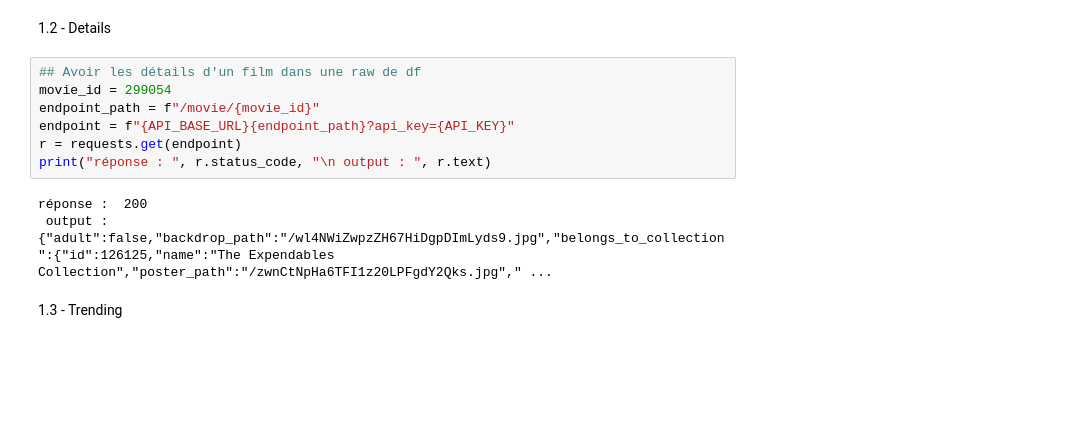
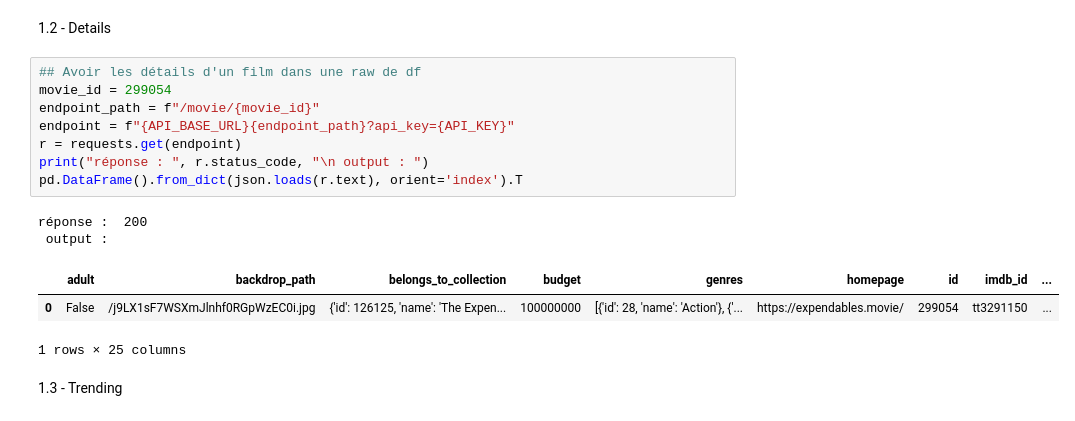
Before and after one commit to alirani/Synopsis_classifier_generator, a Jupyter notebook: notebook.ipynb, the cells around one changed output. Drawn from its saved outputs; the diff is of its cells as text; blank space fills up the shorter version.

```diff
--- a/notebook.ipynb
+++ b/notebook.ipynb
@@ -659,13 +677,17 @@ réponse :  200
 # %%
 ## Avoir les détails d'un film dans une raw de df
 movie_id = 299054
 endpoint_path = f"/movie/{movie_id}"
 endpoint = f"{API_BASE_URL}{endpoint_path}?api_key={API_KEY}"
 r = requests.get(endpoint)
-print("réponse : ", r.status_code, "\n output : ", r.text)
+print("réponse : ", r.status_code, "\n output : ")
+pd.DataFrame().from_dict(json.loads(r.text), orient='index').T
 # %% [output]
 réponse :  200
- output :  {"adult":false,"backdrop_path":"/wl4NWiZwpzZH67HiDgpDImLyds9.jpg","belongs_to_collection":{"id":126125,"name":"The Expendables Collection","poster_path":"/zwnCtNpHa6TFI1z20LPFgdY2Qks.jpg"," ...
+ output :
+|  | adult | backdrop_path | belongs_to_collection | budget | genres | homepage | id | imdb_id | ... |
+| 0 | False | /j9LX1sF7WSXmJlnhf0RGpWzEC0i.jpg | {'id': 126125, 'name': 'The Expen... | 100000000 | [{'id': 28, 'name': 'Action'}, {'... | https://expendables.movie/ | 299054 | tt3291150 | ... |
+1 rows × 25 columns
 # %% [markdown]
 1.3 - Trending
 # %%
```
Also changed, not shown: parts of 3 cells of this notebook.
